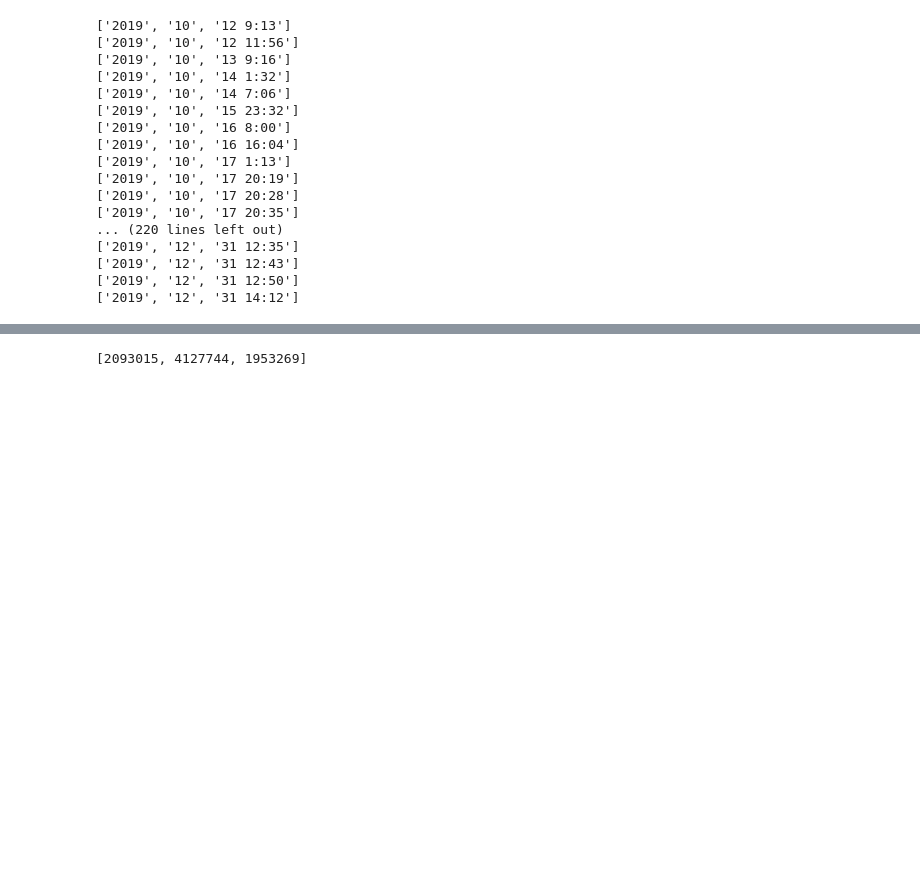
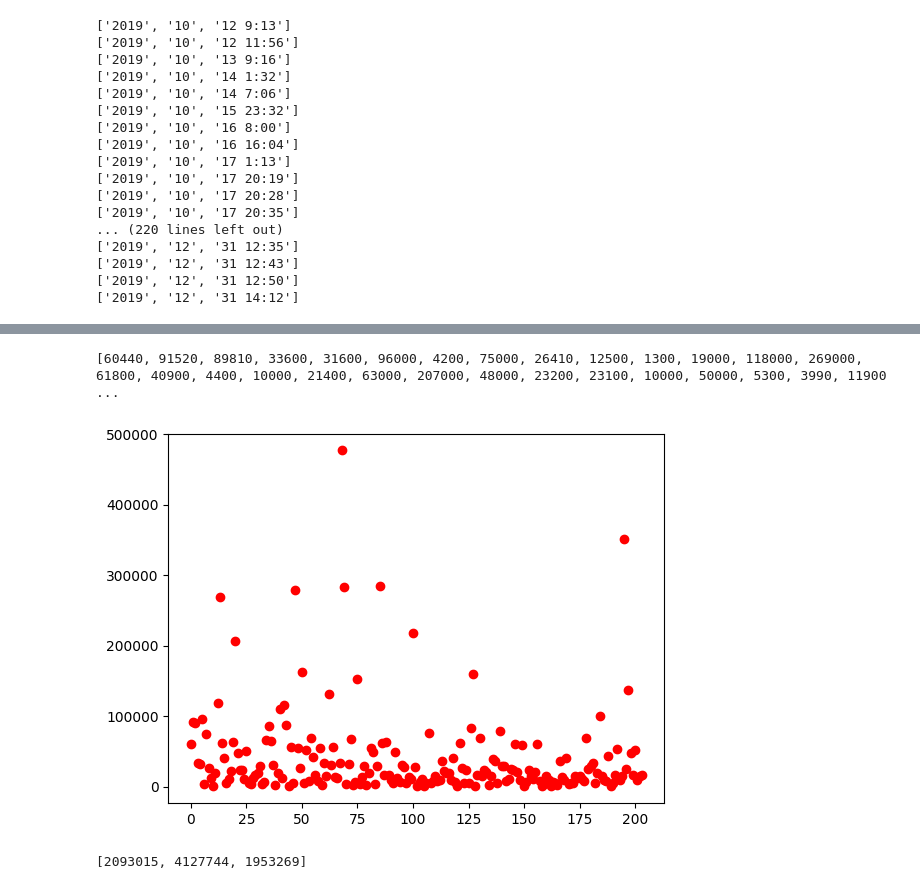
Before and after one commit to NoirCade/SeSAC, a Jupyter notebook: practice/day4/csv_list로 처리.ipynb, the cells around one changed output, grey strips where cells are left out. Cells and saved outputs as stored; diff of their text form; code cells hidden in the pictures; blank space fills up the shorter version.

```diff
--- a/practice/day4/csv_list로 처리.ipynb
+++ b/practice/day4/csv_list로 처리.ipynb
@@ -61,3 +77,15 @@ NameError: name 'title' is not defined
+# %%
+chked_s=[]
+for row in data:
+    if row[-1]=='전표매입':
+        chked_s.append(int(row[-3]))
+print(chked_s)
+
+plt.plot(chked_s, 'ro')
+plt.show()
+# %% [output]
+[60440, 91520, 89810, 33600, 31600, 96000, 4200, 75000, 26410, 12500, 1300, 19000, 118000, 269000, 61800, 40900, 4400, 10000, 21400, 63000, 207000, 48000, 23200, 23100, 10000, 50000, 5300, 3990, 11900 ...
+[figure, added]
 # %%
 s_mon=[0,0,0]
 
```
Also changed, not shown: parts of 4 cells of this notebook.
